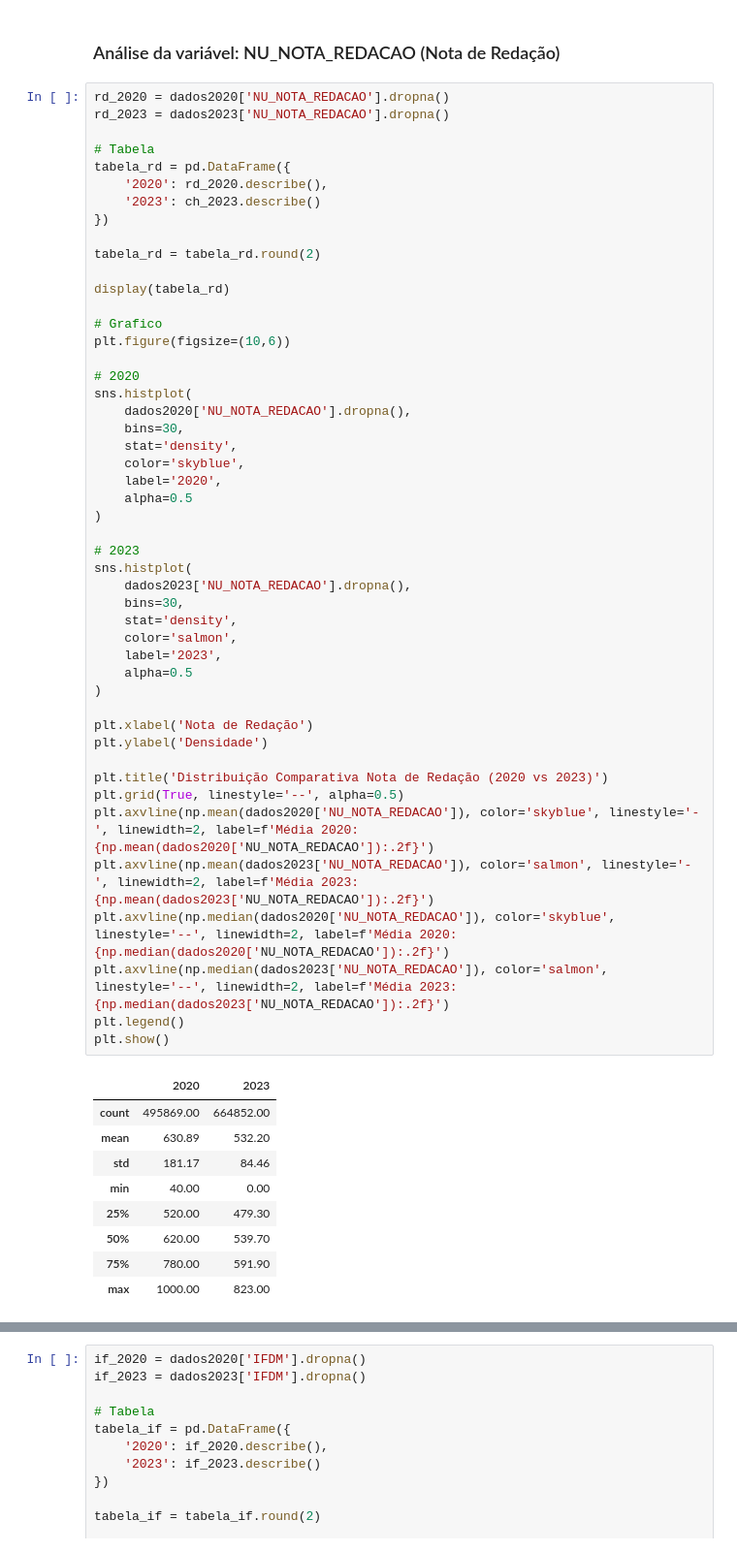
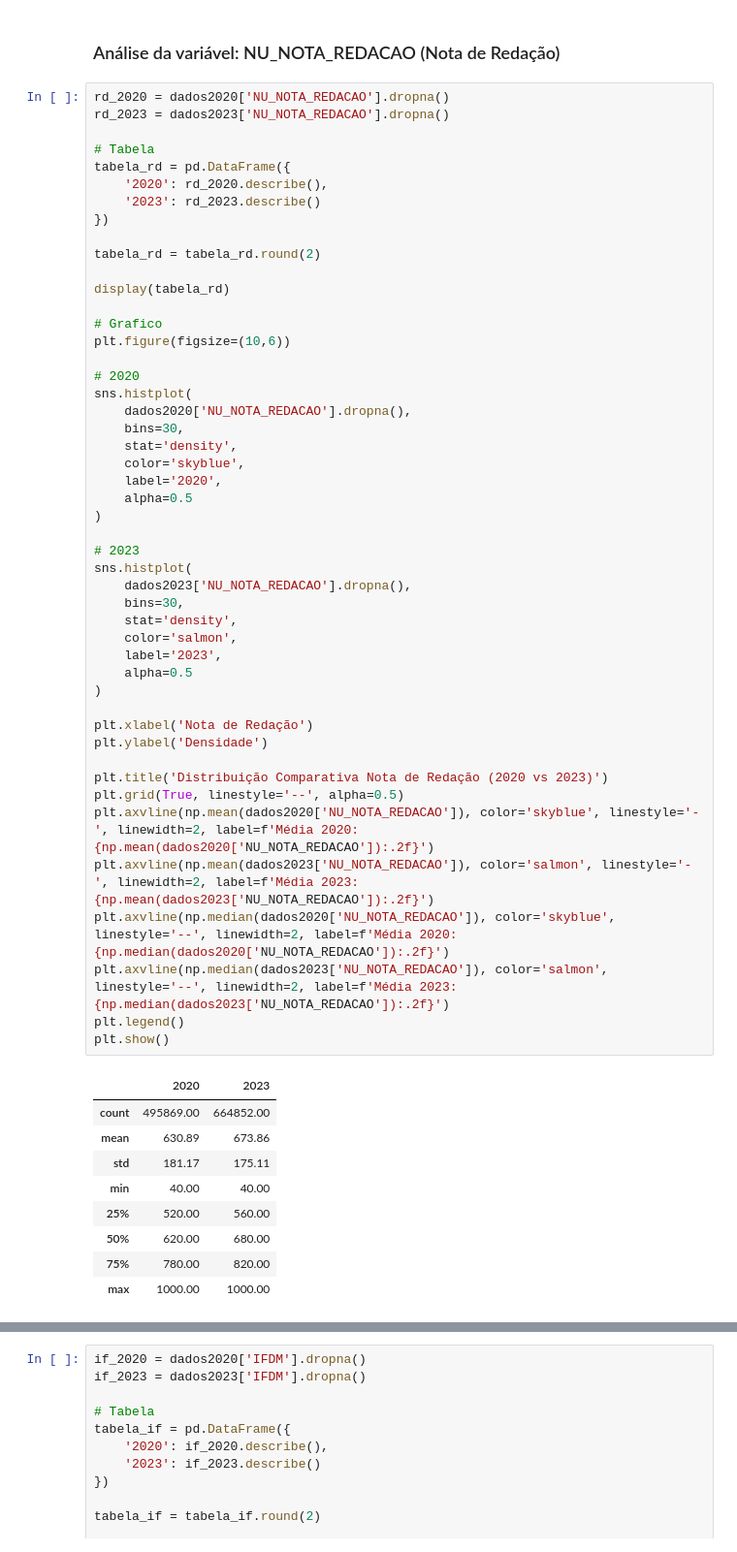
Before and after one commit to AllineOliveira/Projeto-2-Cdados, a Jupyter notebook: Projeto 2 - Grupo 6 2.ipynb, the cells around one changed output, grey strips where cells are left out. Shown at 97% size. Drawn from its saved outputs; the diff is of its cells as text.

```diff
--- a/Projeto 2 - Grupo 6 2.ipynb
+++ b/Projeto 2 - Grupo 6 2.ipynb
@@ -1592,7 +1574,7 @@ rd_2023 = dados2023['NU_NOTA_REDACAO'].dropna()
 # Tabela
 tabela_rd = pd.DataFrame({
     '2020': rd_2020.describe(),
-    '2023': ch_2023.describe()
+    '2023': rd_2023.describe()
 })
 
 tabela_rd = tabela_rd.round(2)
@@ -1609,38 +1591,38 @@ sns.histplot(
     stat='density',
     color='skyblue',
     label='2020',
     alpha=0.5
 )
 
 # 2023
 sns.histplot(
     dados2023['NU_NOTA_REDACAO'].dropna(),
     bins=30,
     stat='density',
     color='salmon',
     label='2023',
     alpha=0.5
 )
 
 plt.xlabel('Nota de Redação')
 plt.ylabel('Densidade')
 
 plt.title('Distribuição Comparativa Nota de Redação (2020 vs 2023)')
 plt.grid(True, linestyle='--', alpha=0.5)
 plt.axvline(np.mean(dados2020['NU_NOTA_REDACAO']), color='skyblue', linestyle='-', linewidth=2, label=f'Média 2020: {np.mean(dados2020['NU_NOTA_REDACAO']):.2f}')
 plt.axvline(np.mean(dados2023['NU_NOTA_REDACAO']), color='salmon', linestyle='-', linewidth=2, label=f'Média 2023: {np.mean(dados2023['NU_NOTA_REDACAO']):.2f}')
 plt.axvline(np.median(dados2020['NU_NOTA_REDACAO']), color='skyblue', linestyle='--', linewidth=2, label=f'Média 2020: {np.median(dados2020['NU_NOTA_REDACAO']):.2f}')
 plt.axvline(np.median(dados2023['NU_NOTA_REDACAO']), color='salmon', linestyle='--', linewidth=2, label=f'Média 2023: {np.median(dados2023['NU_NOTA_REDACAO']):.2f}')
 plt.legend()
 plt.show()
 # %% [output]
 |  | 2020 | 2023 |
 | count | 495869.00 | 664852.00 |
-| mean | 630.89 | 532.20 |
-| std | 181.17 | 84.46 |
-| min | 40.00 | 0.00 |
-| 25% | 520.00 | 479.30 |
-| 50% | 620.00 | 539.70 |
-| 75% | 780.00 | 591.90 |
-| max | 1000.00 | 823.00 |
+| mean | 630.89 | 673.86 |
+| std | 181.17 | 175.11 |
+| min | 40.00 | 40.00 |
+| 25% | 520.00 | 560.00 |
+| 50% | 620.00 | 680.00 |
+| 75% | 780.00 | 820.00 |
+| max | 1000.00 | 1000.00 |
 [figure]
```
Also changed, not shown: parts of 23 cells of this notebook.
